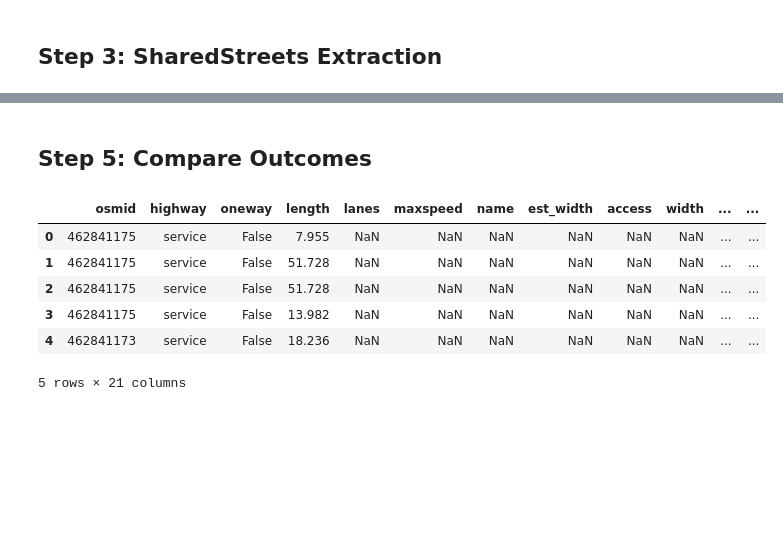
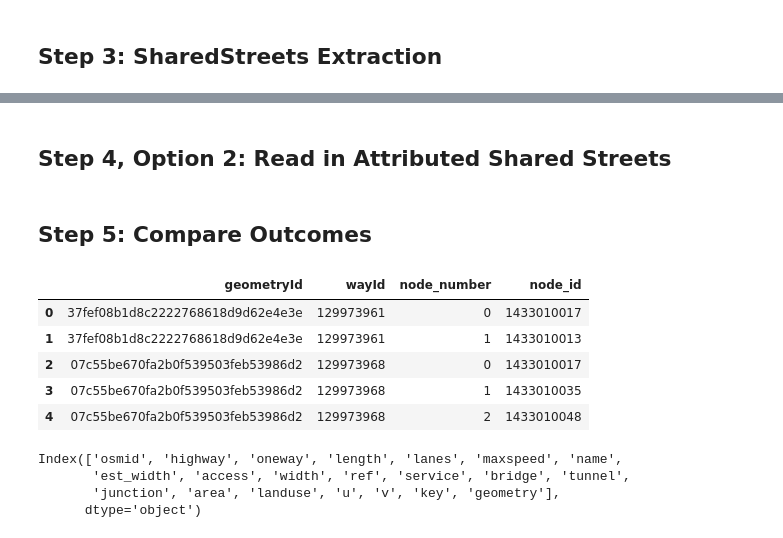
Before and after one commit to DavidOry/osm-extract-validator, a Jupyter notebook: osmnx_extract.ipynb, the cells around one changed output, grey strips where cells are left out. Cells and saved outputs as stored; diff of their text form; code cells hidden in the pictures; blank space fills up the shorter version.

```diff
--- a/osmnx_extract.ipynb
+++ b/osmnx_extract.ipynb
@@ -218,12 +262,23 @@ gdf.head()
+# %% [markdown]
+## Step 4, Option 2: Read in Attributed Shared Streets
+# %%
+shst_df = arrow.read_feather("shst.feather")
 # %% [markdown]
 ## Step 5: Compare Outcomes
 # %%
-link_gdf.head()
+shst_df.head()
 # %% [output]
-|  | osmid | highway | oneway | length | lanes | maxspeed | name | est_width | access | width | ... | ... |
-| 0 | 462841175 | service | False | 7.955 | NaN | NaN | NaN | NaN | NaN | NaN | ... | ... |
-| 1 | 462841175 | service | False | 51.728 | NaN | NaN | NaN | NaN | NaN | NaN | ... | ... |
-| 2 | 462841175 | service | False | 51.728 | NaN | NaN | NaN | NaN | NaN | NaN | ... | ... |
-| 3 | 462841175 | service | False | 13.982 | NaN | NaN | NaN | NaN | NaN | NaN | ... | ... |
-| 4 | 462841173 | service | False | 18.236 | NaN | NaN | NaN | NaN | NaN | NaN | ... | ... |
+|  | geometryId | wayId | node_number | node_id |
+| 0 | 37fef08b1d8c2222768618d9d62e4e3e | 129973961 | 0 | 1433010017 |
+| 1 | 37fef08b1d8c2222768618d9d62e4e3e | 129973961 | 1 | 1433010013 |
+| 2 | 07c55be670fa2b0f539503feb53986d2 | 129973968 | 0 | 1433010017 |
+| 3 | 07c55be670fa2b0f539503feb53986d2 | 129973968 | 1 | 1433010035 |
+| 4 | 07c55be670fa2b0f539503feb53986d2 | 129973968 | 2 | 1433010048 |
-5 rows × 21 columns
+# %%
+# this is from OSMnx
+osmnx_gdf.columns
+# %% [output]
+Index(['osmid', 'highway', 'oneway', 'length', 'lanes', 'maxspeed', 'name',
+       'est_width', 'access', 'width', 'ref', 'service', 'bridge', 'tunnel',
+       'junction', 'area', 'landuse', 'u', 'v', 'key', 'geometry'],
+      dtype='object')
```
Also changed, not shown: parts of 41 cells of this notebook, 6 other files.
